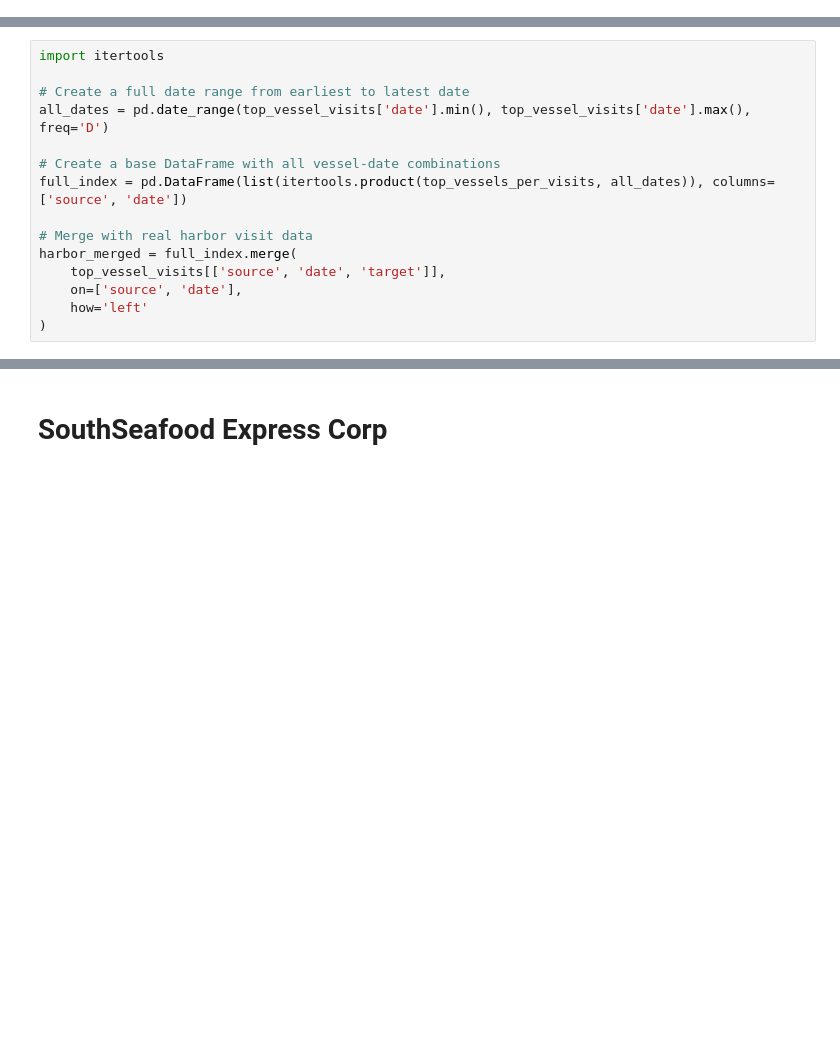
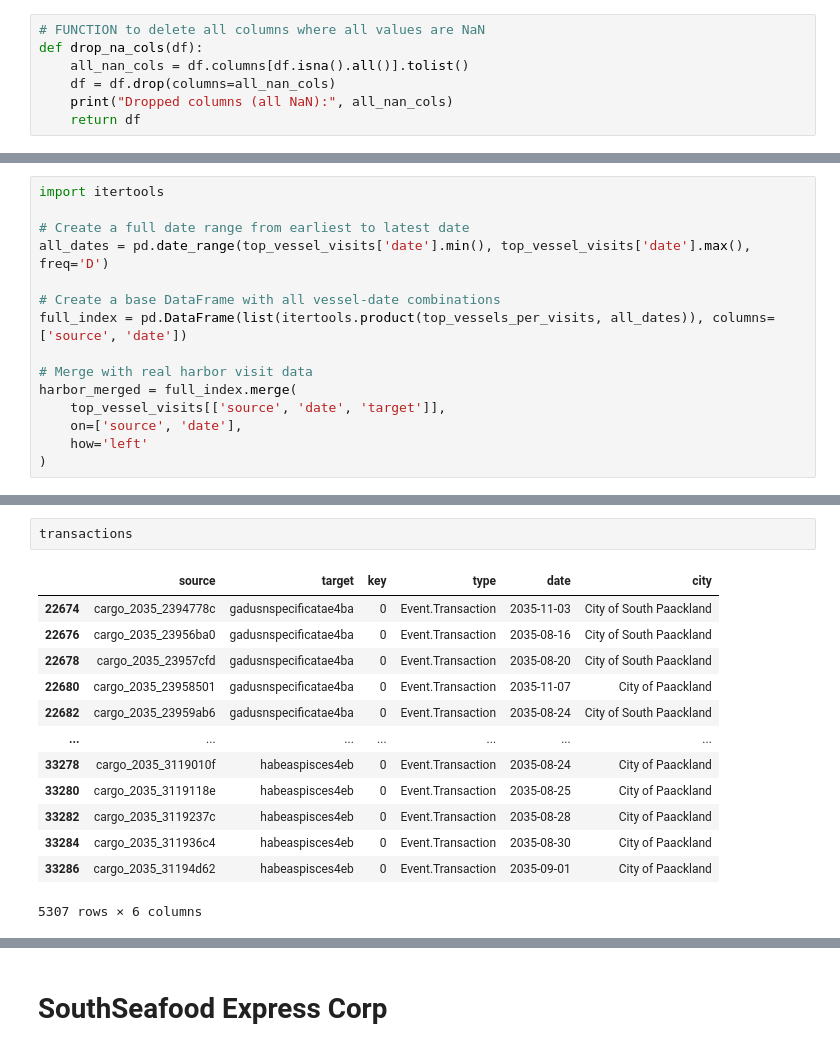
Before and after one commit to matildeec/VisualAnalytics2025, a Jupyter notebook: DataUnderstanding/data-inspection.ipynb, the cells around one changed output, grey strips where cells are left out. Drawn from its saved outputs; the diff is of its cells as text; blank space fills up the shorter version.

```diff
--- a/DataUnderstanding/data-inspection.ipynb
+++ b/DataUnderstanding/data-inspection.ipynb
@@ -136,3 +136,10 @@ node_data.groupby('type').head(1)
 | himarkroyal032 | Entity.Vessel.Tour | NaN | Himark Royal | NaN | NaN | NaN | NaN | NaN | Oceanus | NaN | ... |
 | Exit West | Entity.Location.Point | NaN | Exit West | None | [International shipping, Deep sea... | buoy | NaN | NaN | NaN | NaN | ... |
 | Cod Table | Entity.Location.Region | NaN | Cod Table |  | [Commercial fishing] | Fishing Ground | NaN | NaN | NaN | NaN | ... |
+# %%
+# FUNCTION to delete all columns where all values are NaN
+def drop_na_cols(df):
+    all_nan_cols = df.columns[df.isna().all()].tolist()
+    df = df.drop(columns=all_nan_cols)
+    print("Dropped columns (all NaN):", all_nan_cols)
+    return df
@@ -855,0 +952,16 @@ plt.show()
+# %%
+transactions
+# %% [output]
+|  | source | target | key | type | date | city |
+| 22674 | cargo_2035_2394778c | gadusnspecificatae4ba | 0 | Event.Transaction | 2035-11-03 | City of South Paackland |
+| 22676 | cargo_2035_23956ba0 | gadusnspecificatae4ba | 0 | Event.Transaction | 2035-08-16 | City of South Paackland |
+| 22678 | cargo_2035_23957cfd | gadusnspecificatae4ba | 0 | Event.Transaction | 2035-08-20 | City of South Paackland |
+| 22680 | cargo_2035_23958501 | gadusnspecificatae4ba | 0 | Event.Transaction | 2035-11-07 | City of Paackland |
+| 22682 | cargo_2035_23959ab6 | gadusnspecificatae4ba | 0 | Event.Transaction | 2035-08-24 | City of South Paackland |
+| ... | ... | ... | ... | ... | ... | ... |
+| 33278 | cargo_2035_3119010f | habeaspisces4eb | 0 | Event.Transaction | 2035-08-24 | City of Paackland |
+| 33280 | cargo_2035_3119118e | habeaspisces4eb | 0 | Event.Transaction | 2035-08-25 | City of Paackland |
+| 33282 | cargo_2035_3119237c | habeaspisces4eb | 0 | Event.Transaction | 2035-08-28 | City of Paackland |
+| 33284 | cargo_2035_311936c4 | habeaspisces4eb | 0 | Event.Transaction | 2035-08-30 | City of Paackland |
+| 33286 | cargo_2035_31194d62 | habeaspisces4eb | 0 | Event.Transaction | 2035-09-01 | City of Paackland |
+5307 rows × 6 columns
```
Also changed, not shown: parts of 19 cells of this notebook.
